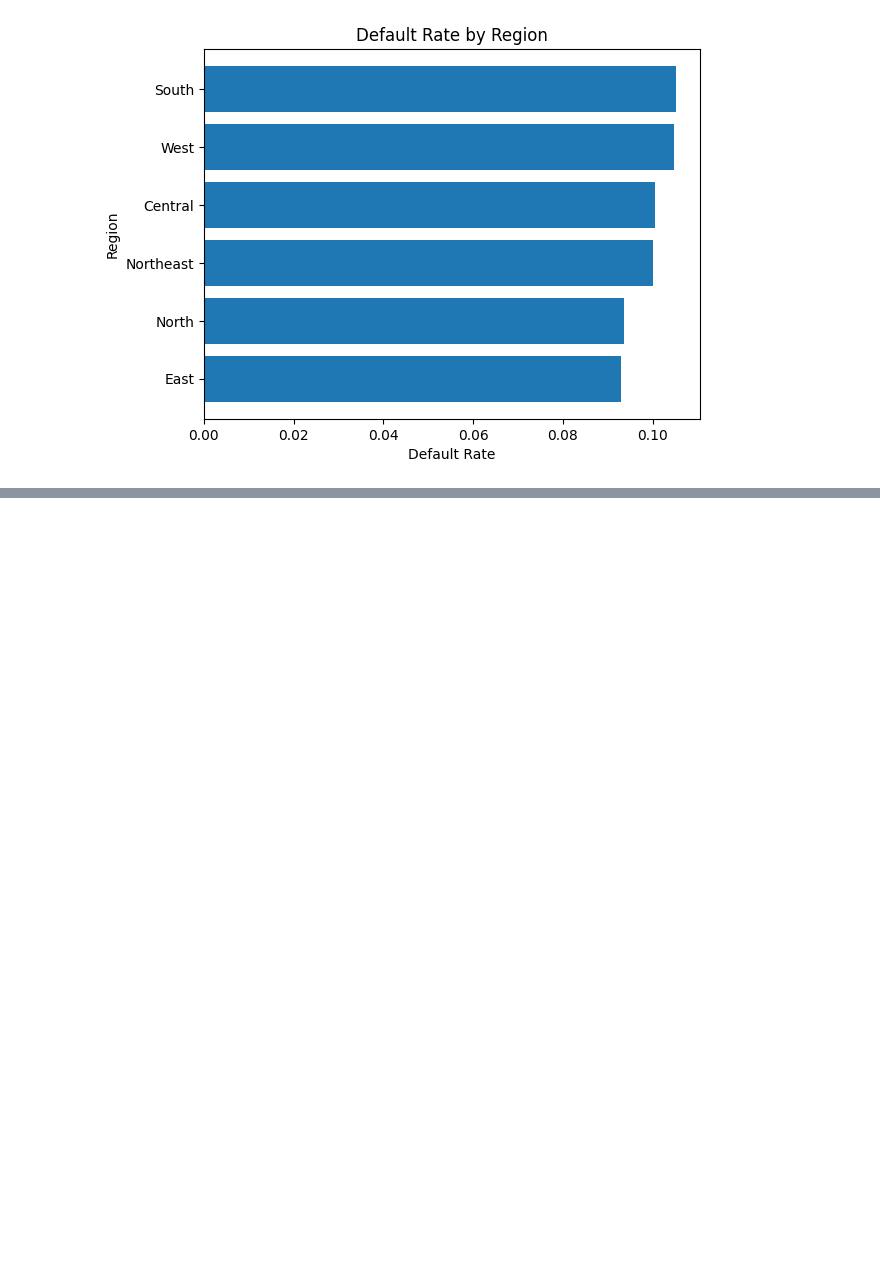
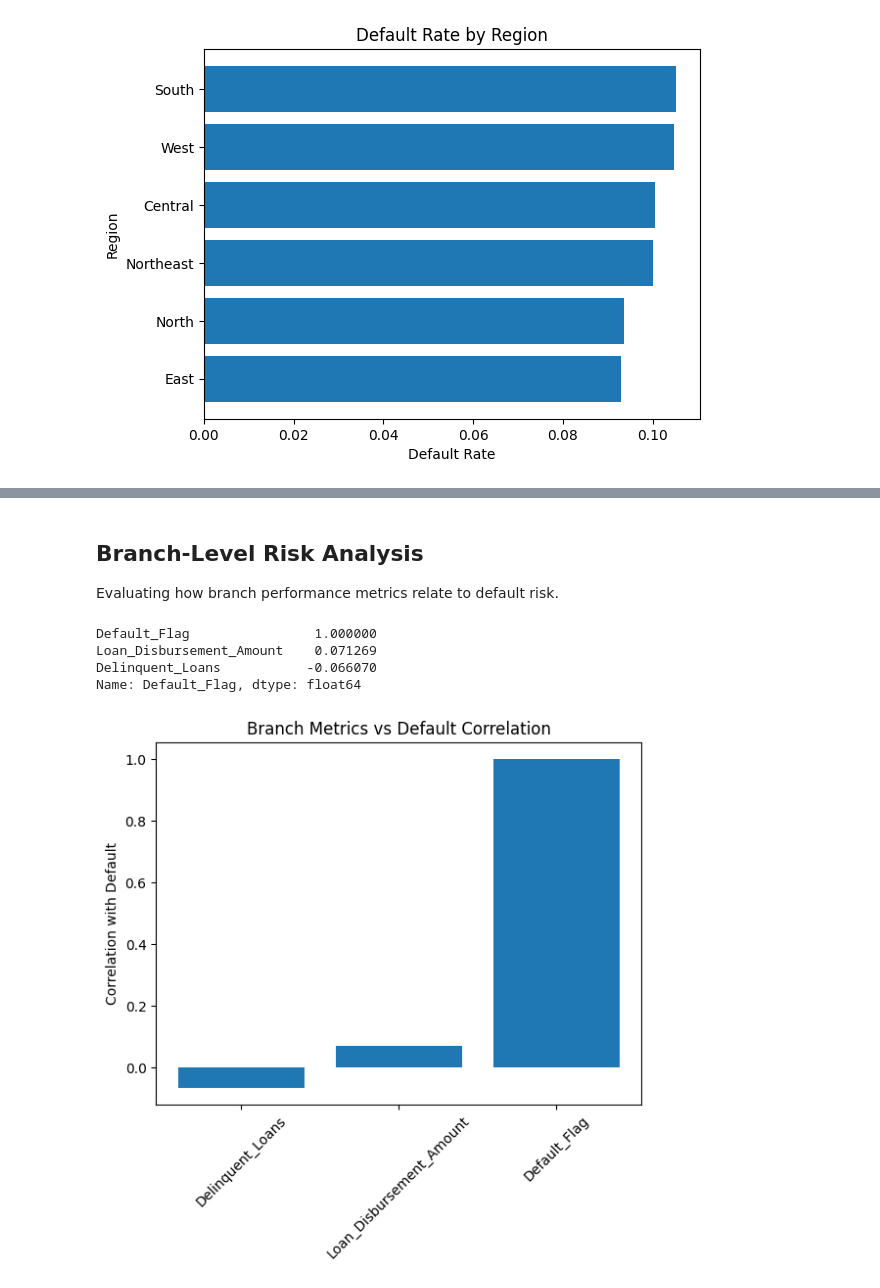
Before and after one commit to madhurmd/hero-fincorp-loan-analysis, a Jupyter notebook: notebooks/analysis.ipynb, the cells around one changed output, grey strips where cells are left out. Cells and saved outputs as stored; diff of their text form; code cells hidden in the pictures; blank space fills up the shorter version.

```diff
--- a/notebooks/analysis.ipynb
+++ b/notebooks/analysis.ipynb
@@ -353,0 +410,31 @@ plt.show()
+# %% [markdown]
+## Branch-Level Risk Analysis
+
+Evaluating how branch performance metrics relate to default risk.
+# %%
+# Region mapping
+loan_region = loans.merge(customers[['Customer_ID', 'Region']], on='Customer_ID', how='left')
+
+# Aggregate defaults by region
+region_defaults = loan_region.groupby('Region')['Default_Flag'].mean().reset_index()
+
+# Merge with branch data
+branch_risk = branches.merge(region_defaults, on='Region', how='left')
+# %%
+branch_corr = branch_risk[['Delinquent_Loans', 'Loan_Disbursement_Amount', 'Default_Flag']].corr()
+
+print(branch_corr['Default_Flag'].sort_values(ascending=False))
+# %% [output]
+Default_Flag                1.000000
+Loan_Disbursement_Amount    0.071269
+Delinquent_Loans           -0.066070
+Name: Default_Flag, dtype: float64
+# %%
+plt.figure()
+plt.bar(branch_corr.index, branch_corr['Default_Flag'])
+plt.title("Branch Metrics vs Default Correlation")
+plt.ylabel("Correlation with Default")
+plt.xticks(rotation=45)
+plt.show()
+# %% [output]
+[figure, added]
```
Also changed, not shown: parts of 13 cells of this notebook.
